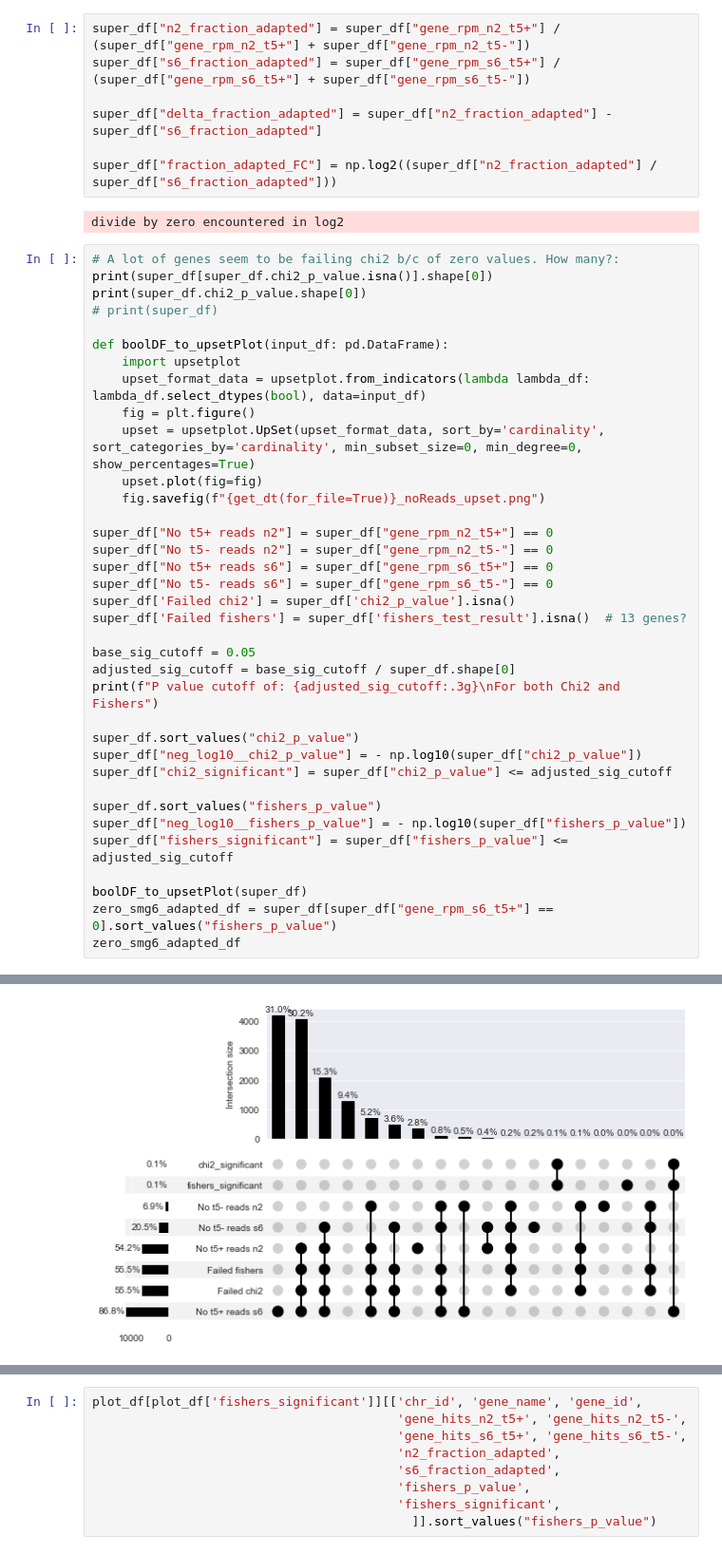
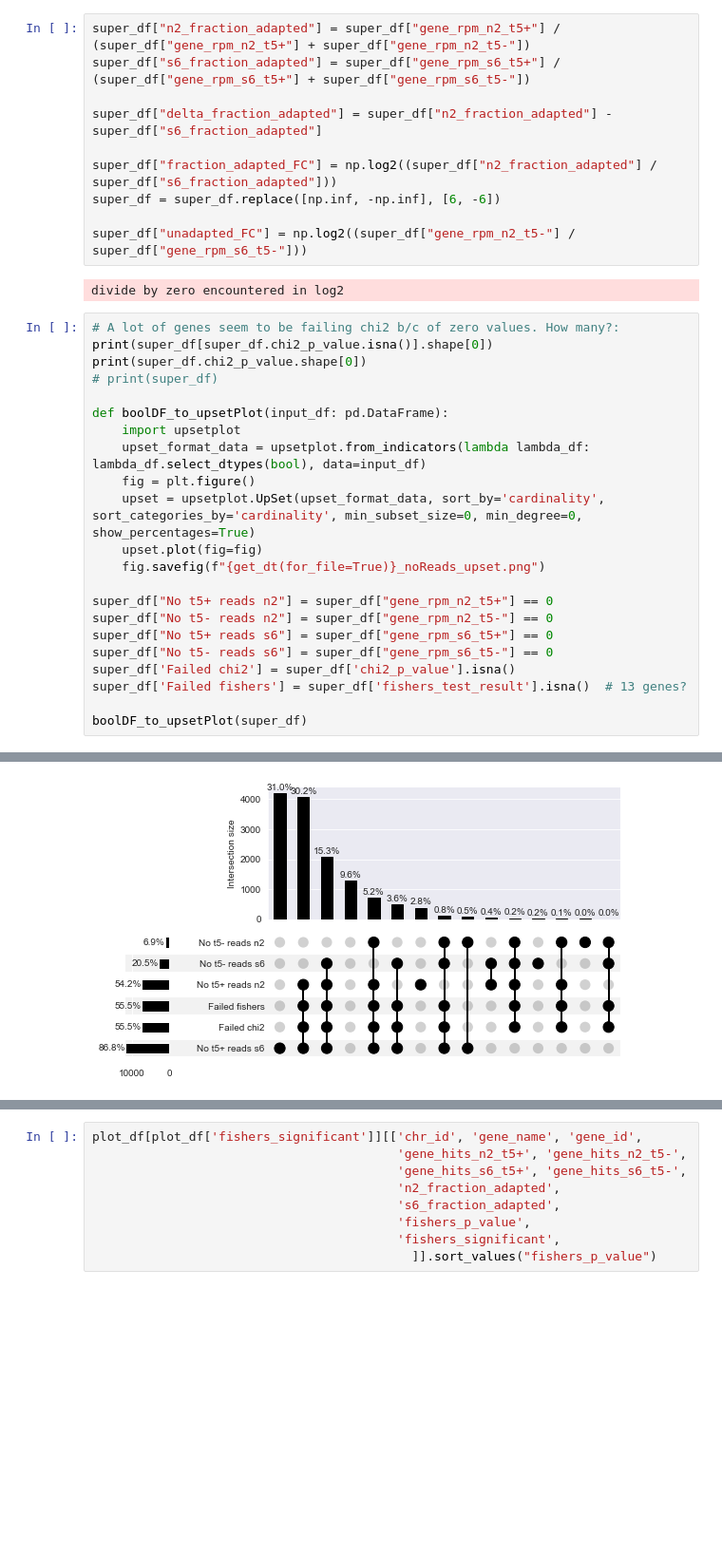
Before and after one commit to MViscardi-UCSC/nanoporePipelineScripts, a Jupyter notebook: 5TERA/5TERA_chi2.ipynb, the cells around one changed output, grey strips where cells are left out. Shown at 95% size. Saved outputs shown, nothing was run; the diff lists cells and outputs as text; blank space fills up the shorter version.

```diff
--- a/5TERA/5TERA_chi2.ipynb
+++ b/5TERA/5TERA_chi2.ipynb
@@ -182,6 +190,9 @@ super_df["s6_fraction_adapted"] = super_df["gene_rpm_s6_t5+"] / (super_df["gene_
 super_df["delta_fraction_adapted"] = super_df["n2_fraction_adapted"] - super_df["s6_fraction_adapted"]
 
 super_df["fraction_adapted_FC"] = np.log2((super_df["n2_fraction_adapted"] / super_df["s6_fraction_adapted"]))
+super_df = super_df.replace([np.inf, -np.inf], [6, -6])
+
+super_df["unadapted_FC"] = np.log2((super_df["gene_rpm_n2_t5-"] / super_df["gene_rpm_s6_t5-"]))
 # %% [output]
 divide by zero encountered in log2
 # %%
@@ -205,21 +216,7 @@ super_df["No t5- reads s6"] = super_df["gene_rpm_s6_t5-"] == 0
 super_df['Failed chi2'] = super_df['chi2_p_value'].isna()
 super_df['Failed fishers'] = super_df['fishers_test_result'].isna()  # 13 genes?
 
-base_sig_cutoff = 0.05
-adjusted_sig_cutoff = base_sig_cutoff / super_df.shape[0]
-print(f"P value cutoff of: {adjusted_sig_cutoff:.3g}\nFor both Chi2 and Fishers")
-
-super_df.sort_values("chi2_p_value")
-super_df["neg_log10__chi2_p_value"] = - np.log10(super_df["chi2_p_value"])
-super_df["chi2_significant"] = super_df["chi2_p_value"] <= adjusted_sig_cutoff
-
-super_df.sort_values("fishers_p_value")
-super_df["neg_log10__fishers_p_value"] = - np.log10(super_df["fishers_p_value"])
-super_df["fishers_significant"] = super_df["fishers_p_value"] <= adjusted_sig_cutoff
-
 boolDF_to_upsetPlot(super_df)
-zero_smg6_adapted_df = super_df[super_df["gene_rpm_s6_t5+"] == 0].sort_values("fishers_p_value")
-zero_smg6_adapted_df
 # %% [output]
 7499
 13508
@@ -242 +223 @@ For both Chi2 and Fishers
-[figure, old version]
+[figure, new version]
```
Also changed, not shown: parts of 15 cells of this notebook, 10 other files.
